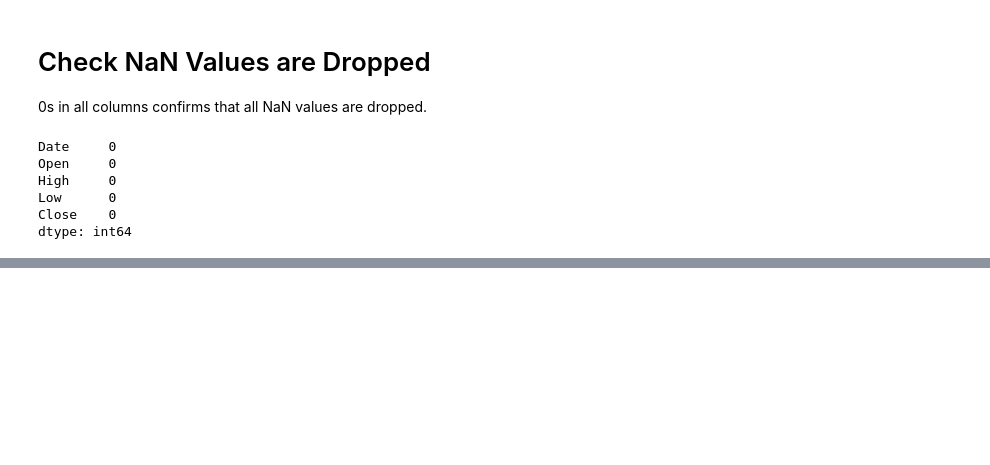
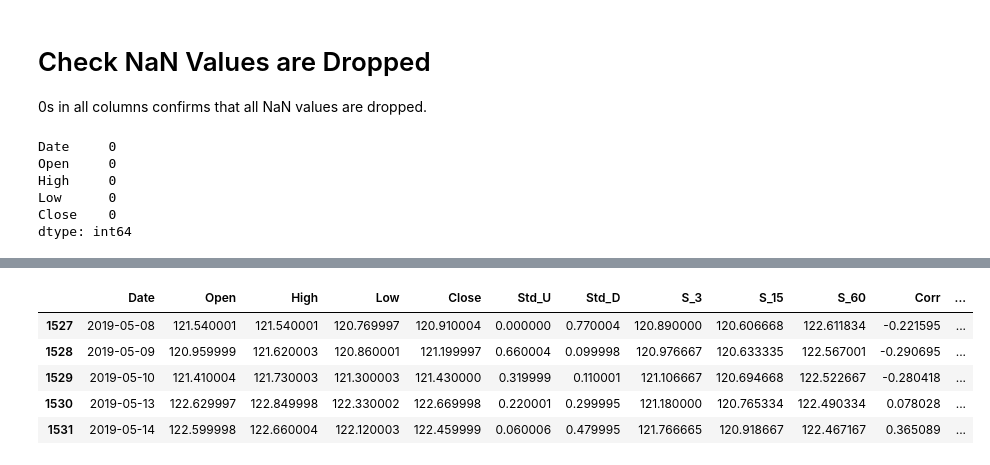
Before and after one commit to gingerchien/QuantHub, a Jupyter notebook: LinearRegressionPricePrediction.ipynb, the cells around one changed output, grey strips where cells are left out. Drawn from its saved outputs; the diff is of its cells as text; code cells hidden in the pictures; blank space fills up the shorter version.

```diff
--- a/LinearRegressionPricePrediction.ipynb
+++ b/LinearRegressionPricePrediction.ipynb
@@ -75,0 +87,26 @@ dtype: int64
+# %%
+#Calculate Upward and Downward Deviations from the Open
+df['Std_U'] = df['High'] - df['Open']
+df['Std_D'] = df['Open'] - df['Low']
+# %%
+#calculate the moving averages as inputs for prediction
+df['S_3'] = df['Close'].shift(1).rolling(window=3).mean()
+df['S_15'] = df['Close'].shift(1).rolling(window=15).mean()
+df['S_60'] = df['Close'].shift(1).rolling(window=60).mean()
+# %%
+#calculate correlation between the previous close and the corresponding 3 day moving average values by using a 10 day window to get the recent correlation
+df['Corr'] = df['Close'].shift(1).rolling(window=10).corr(df['S_3'].shift(1))
+# %%
+#Calculate how much the market has changed compared to the previous day's open
+df['OD'] = df['Open'] - df['Open'].shift(1)
+
+#Calculate how much the market has changed compared to previous day's close by subtracting today's open from previous days close
+df['OL'] = df['Close'].shift(1) - df['Open']
+df.tail()
+# %% [output]
+|  | Date | Open | High | Low | Close | Std_U | Std_D | S_3 | S_15 | S_60 | Corr | ... |
+| 1527 | 2019-05-08 | 121.540001 | 121.540001 | 120.769997 | 120.910004 | 0.000000 | 0.770004 | 120.890000 | 120.606668 | 122.611834 | -0.221595 | ... |
+| 1528 | 2019-05-09 | 120.959999 | 121.620003 | 120.860001 | 121.199997 | 0.660004 | 0.099998 | 120.976667 | 120.633335 | 122.567001 | -0.290695 | ... |
+| 1529 | 2019-05-10 | 121.410004 | 121.730003 | 121.300003 | 121.430000 | 0.319999 | 0.110001 | 121.106667 | 120.694668 | 122.522667 | -0.280418 | ... |
+| 1530 | 2019-05-13 | 122.629997 | 122.849998 | 122.330002 | 122.669998 | 0.220001 | 0.299995 | 121.180000 | 120.765334 | 122.490334 | 0.078028 | ... |
+| 1531 | 2019-05-14 | 122.599998 | 122.660004 | 122.120003 | 122.459999 | 0.060006 | 0.479995 | 121.766665 | 120.918667 | 122.467167 | 0.365089 | ... |
```
Also changed, not shown: parts of 1 cell of this notebook.
